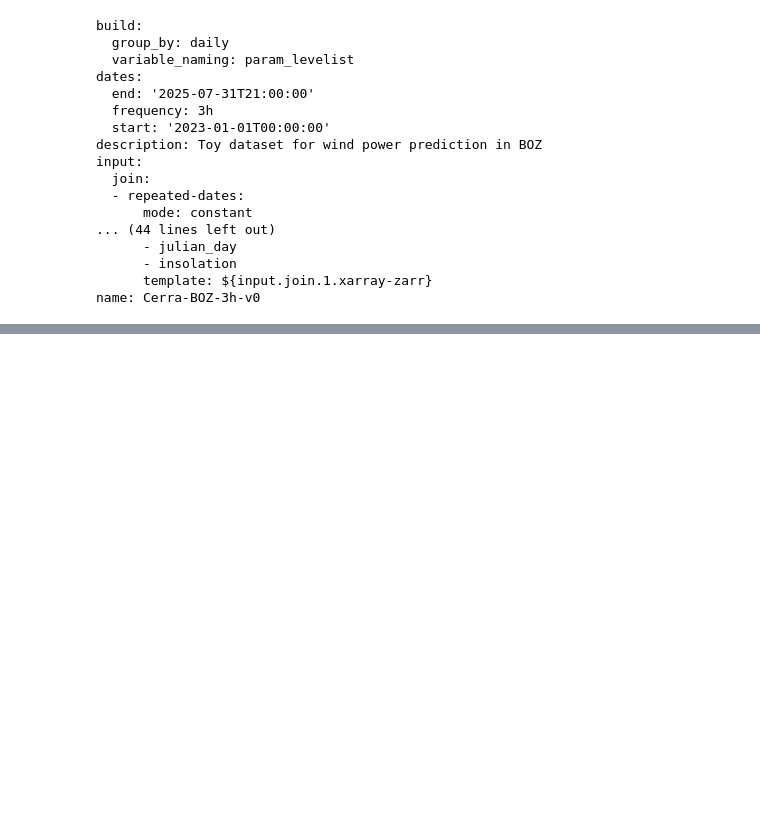
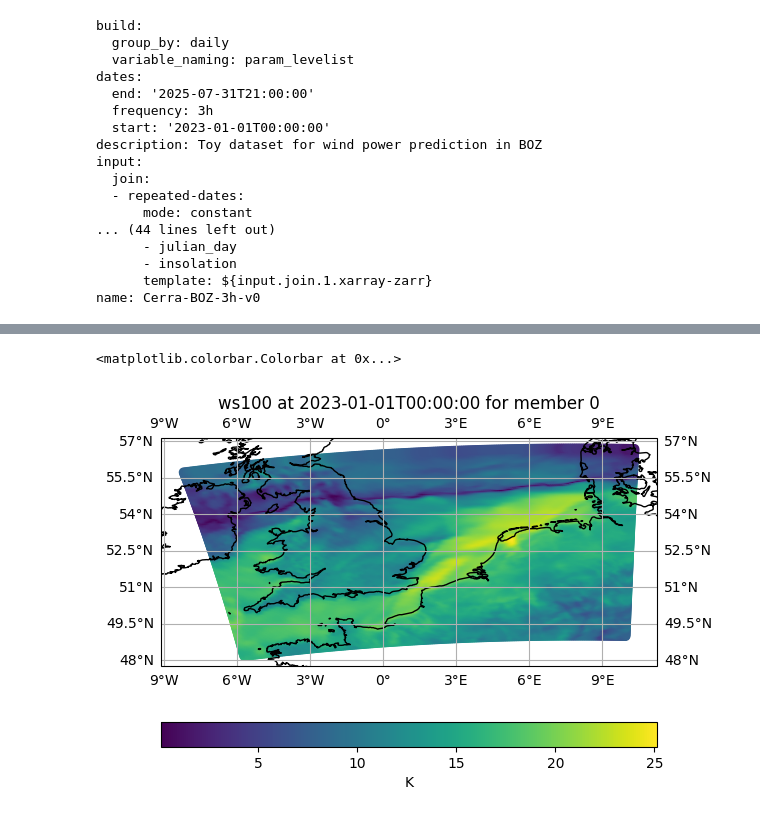
Before and after one commit to UAntwerpM4S/WindAI, a Jupyter notebook: data/AnemoiDataset.ipynb, the cells around one changed output, grey strips where cells are left out. Drawn from its saved outputs; the diff is of its cells as text; code cells hidden in the pictures; blank space fills up the shorter version.

Commit message:
finished complete Anemoi dataset

```diff
--- a/data/AnemoiDataset.ipynb
+++ b/data/AnemoiDataset.ipynb
@@ -196,7 +198,7 @@ name = recipe["name"]
 recipe_path = f"{name}.yaml"
 with open(recipe_path, 'w') as file:
     yaml.dump(recipe, file, default_flow_style=False)
-dataset_path = "Cerra_boz_Anemoi.zarr"
+dataset_path = "Cerra_boz_Anemoids.zarr"
 # %%
 #!anemoi-datasets create --overwrite {recipe_path} {dataset_path}
 # %%
@@ -221 +223,3 @@ dataset_path = "Cerra_boz_Anemoi.zarr"
 📊 Statistics ready.
+# %%
+ds_anemoi= open_dataset(dataset_path)
@@ -221,0 +250,27 @@ dataset_path = "Cerra_boz_Anemoi.zarr"
+# %%
+variable = "ws100"
+date = "2023-01-01T00:00:00"
+member = 0
+values = ds_anemoi[
+    ds_anemoi.dates_interval_to_indices(
+        start=date,
+        end=date
+    )[0],
+    ds_anemoi.name_to_index[variable],
+    member,
+    :
+]
+
+fig, ax = plt.subplots(1, 1, subplot_kw={'projection': ccrs.PlateCarree()})
+im = ax.scatter(
+    ds_anemoi.longitudes,
+    ds_anemoi.latitudes,
+    c=values,
+)
+ax.set_title(f"{variable} at {date} for member {member}")
+ax.coastlines()
+ax.gridlines(draw_labels=True)
+plt.colorbar(im, label="K", orientation="horizontal")
+# %% [output]
+<matplotlib.colorbar.Colorbar at 0x...>
+[figure, added]
```
Also changed, not shown: parts of 3 cells of this notebook, 2 other files.
